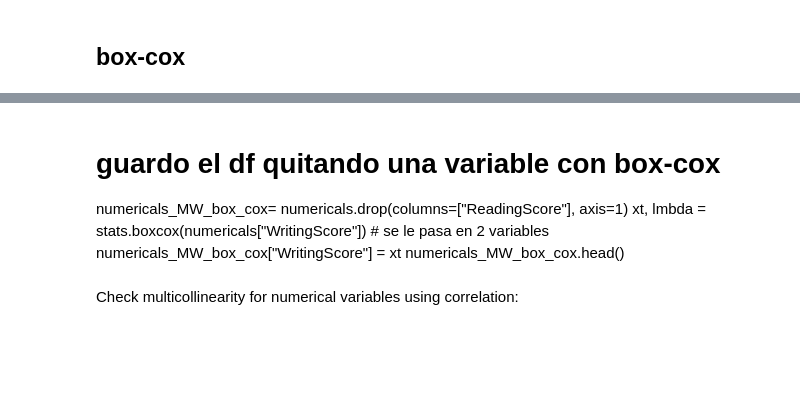
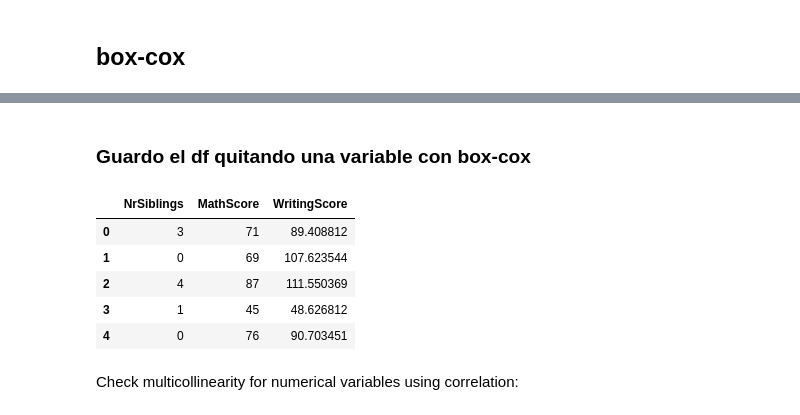
Before and after one commit to catearesu/Project_ML, a Jupyter notebook: Project_3Analisis.ipynb, the cells around one changed output, grey strips where cells are left out. Cells and saved outputs as stored; diff of their text form; code cells hidden in the pictures; blank space fills up the shorter version.

```diff
--- a/Project_3Analisis.ipynb
+++ b/Project_3Analisis.ipynb
@@ -532,9 +530,17 @@ for i in numericals.columns:
-# %% [markdown]
-# guardo el df quitando una variable con box-cox
-numericals_MW_box_cox= numericals.drop(columns=["ReadingScore"], axis=1)
-xt, lmbda = stats.boxcox(numericals["WritingScore"]) # se le pasa en 2 variables
-numericals_MW_box_cox["WritingScore"] = xt
-numericals_MW_box_cox.head()
+# %% [markdown]
+### Guardo el df quitando una variable con box-cox
+# %%
+numericals_MW_box_cox= numericals.drop(columns=["ReadingScore"], axis=1)
+xt, lmbda = stats.boxcox(numericals["WritingScore"])
+numericals_MW_box_cox["WritingScore"] = xt
+numericals_MW_box_cox.head()
+# %% [output]
+|  | NrSiblings | MathScore | WritingScore |
+| 0 | 3 | 71 | 89.408812 |
+| 1 | 0 | 69 | 107.623544 |
+| 2 | 4 | 87 | 111.550369 |
+| 3 | 1 | 45 | 48.626812 |
+| 4 | 0 | 76 | 90.703451 |
 # %%
 # guardo el df haciendo el average con box-cox
 # %% [markdown]
```
Also changed, not shown: parts of 42 cells of this notebook, 11 other files.
